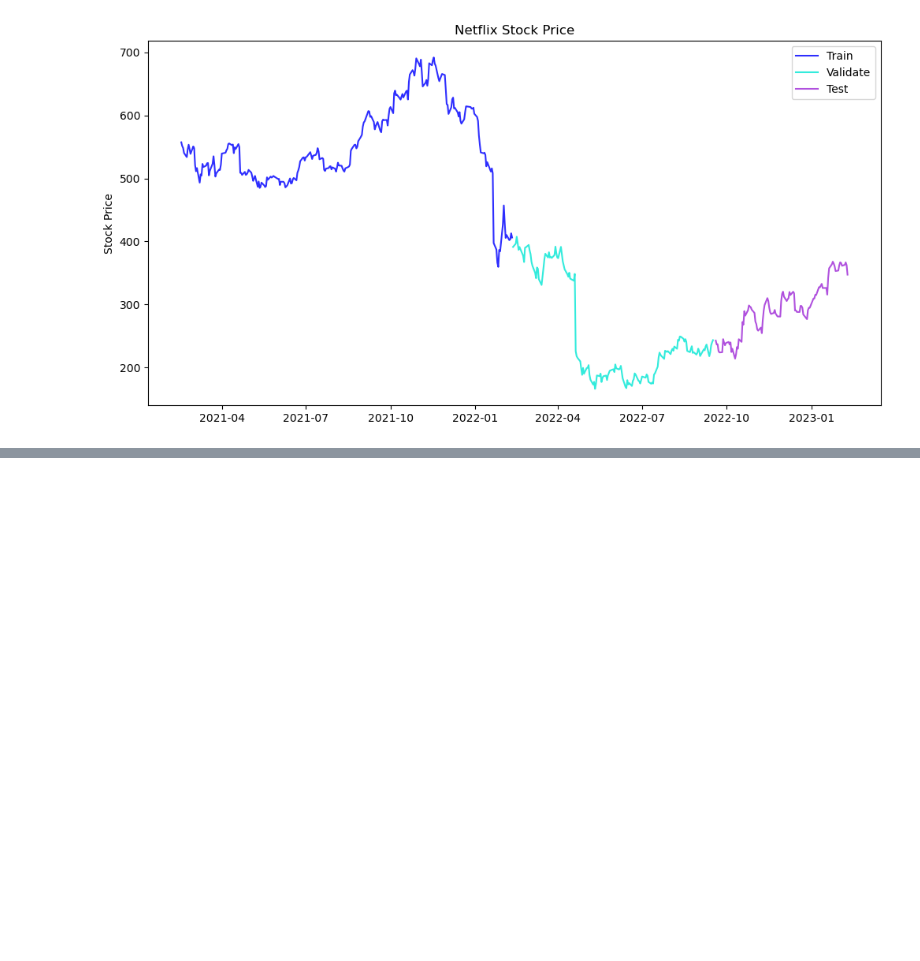
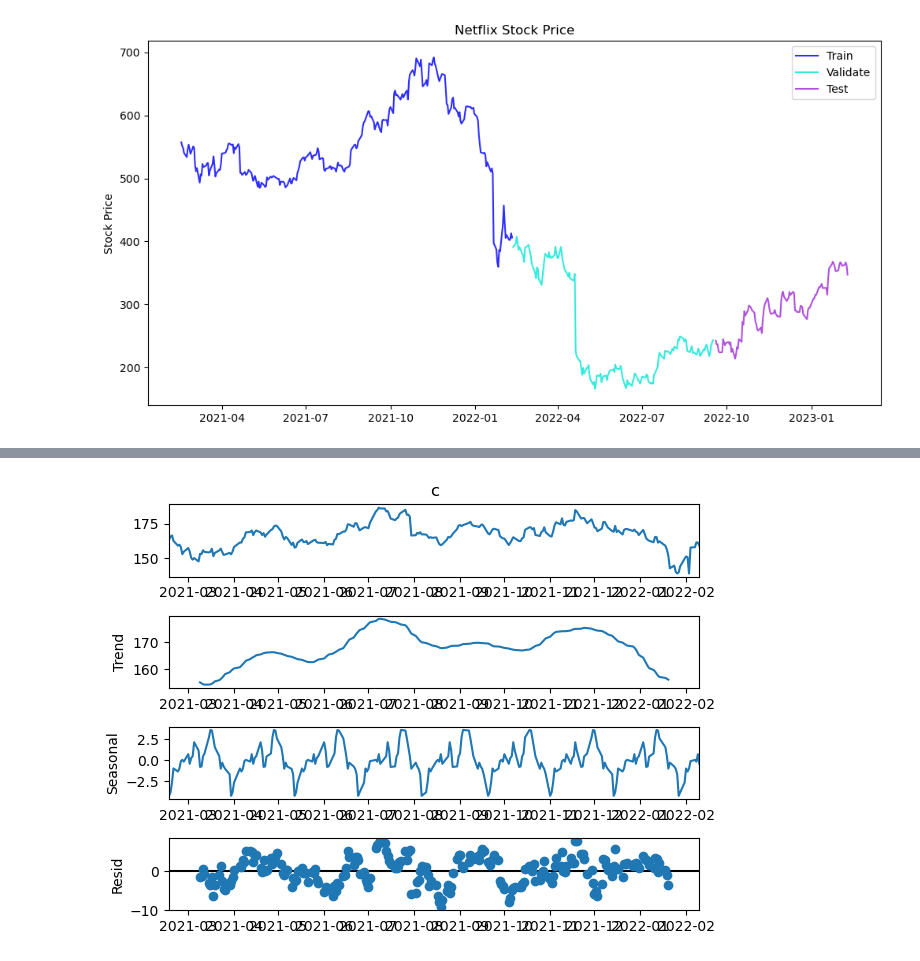
Before and after one commit to akonstans/individual_project, a Jupyter notebook: explore.ipynb, the cells around one changed output, grey strips where cells are left out. Drawn from its saved outputs; the diff is of its cells as text; code cells hidden in the pictures; blank space fills up the shorter version.

```diff
--- a/explore.ipynb
+++ b/explore.ipynb
@@ -69,0 +83,6 @@ plt.show()
+# %%
+sm.tsa.seasonal_decompose(am_train['c'], period = 30).plot()
+None
+#creating a sesonal decomp to check trends and remove noise
+# %% [output]
+[figure, added]
```
Also changed, not shown: parts of 46 cells of this notebook, 1 other file.
